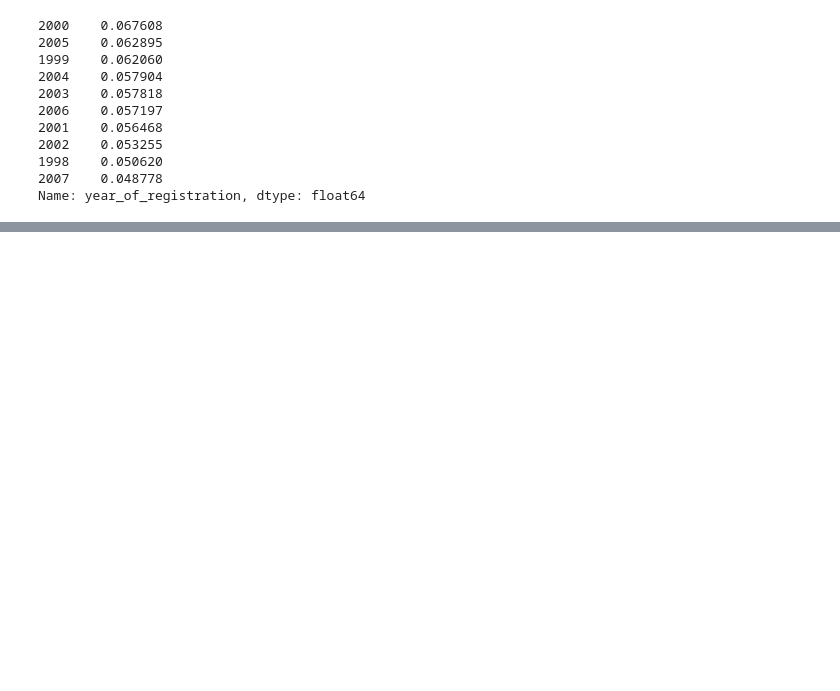
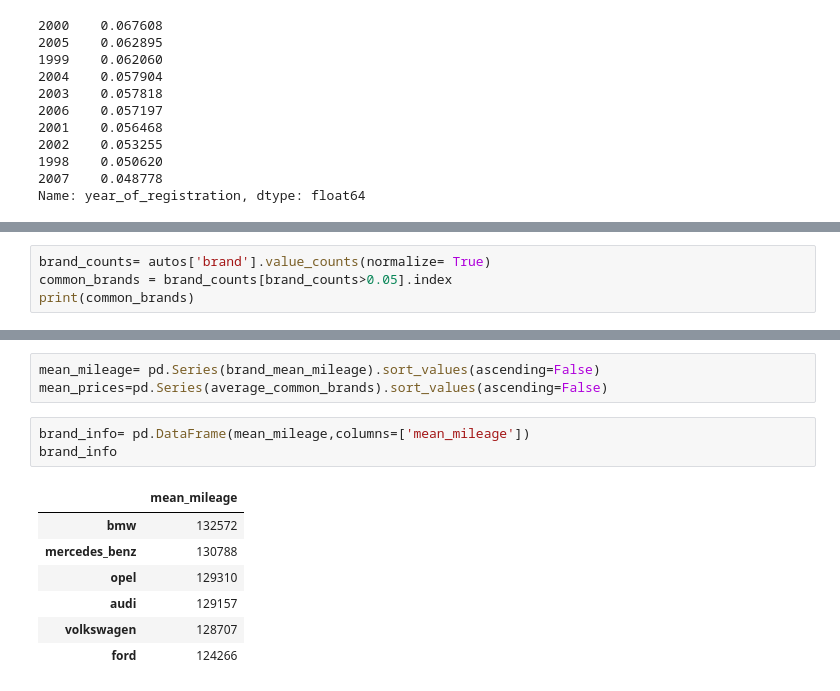
Before and after one commit to Vivek1325/Ebay-car-Sales, a Jupyter notebook: Ebay car Sales.ipynb, the cells around one changed output, grey strips where cells are left out. Cells and saved outputs as stored; diff of their text form; blank space fills up the shorter version.

```diff
--- a/Ebay car Sales.ipynb
+++ b/Ebay car Sales.ipynb
@@ -430,0 +455,4 @@ Name: year_of_registration, dtype: float64
+# %%
+brand_counts= autos['brand'].value_counts(normalize= True)
+common_brands = brand_counts[brand_counts>0.05].index
+print(common_brands)
@@ -430,0 +499,14 @@ Name: year_of_registration, dtype: float64
+# %%
+mean_mileage= pd.Series(brand_mean_mileage).sort_values(ascending=False)
+mean_prices=pd.Series(average_common_brands).sort_values(ascending=False)
+# %%
+brand_info= pd.DataFrame(mean_mileage,columns=['mean_mileage'])
+brand_info
+# %% [output]
+|  | mean_mileage |
+| bmw | 132572 |
+| mercedes_benz | 130788 |
+| opel | 129310 |
+| audi | 129157 |
+| volkswagen | 128707 |
+| ford | 124266 |
```
Also changed, not shown: parts of 13 cells of this notebook.
